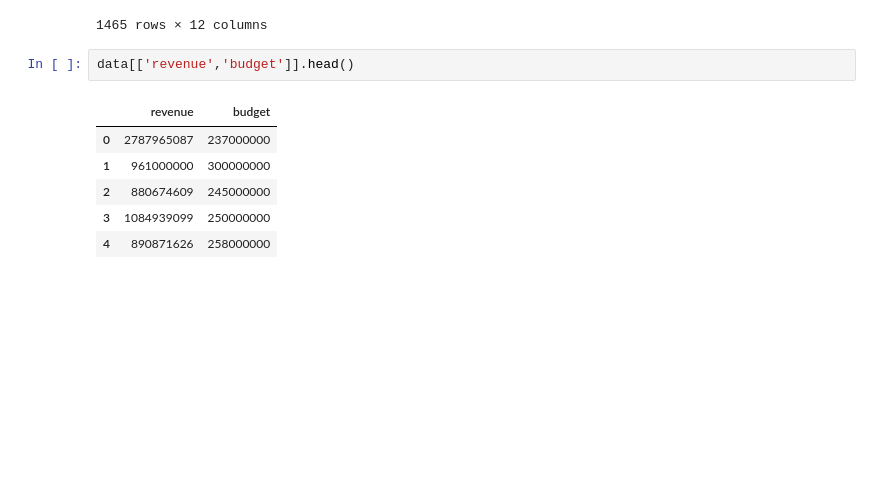
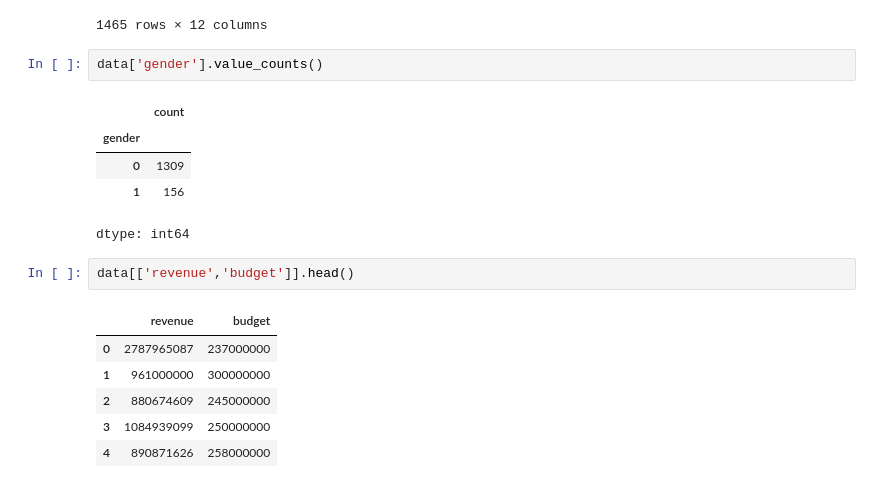
Before and after one commit to KShikha19/PY, a Jupyter notebook: pandas3_0.ipynb, the cells around one changed output. Drawn from its saved outputs; the diff is of its cells as text; blank space fills up the shorter version.

```diff
--- a/pandas3_0.ipynb
+++ b/pandas3_0.ipynb
@@ -365,6 +365,14 @@ data
 | 1463 | 48376 | 0 | 3 | 0 | Slacker | 6.4 | 77 | 1990 | Jul | Friday | ... |
 | 1464 | 48395 | 220000 | 14 | 2040920 | El Mariachi | 6.6 | 238 | 1992 | Sep | Friday | ... |
 1465 rows × 12 columns
+# %%
+data['gender'].value_counts()
+# %% [output]
+|  | count |
+| gender |  |
+| 0 | 1309 |
+| 1 | 156 |
+dtype: int64
 # %%
 data[['revenue','budget']].head()
 # %% [output]
```
